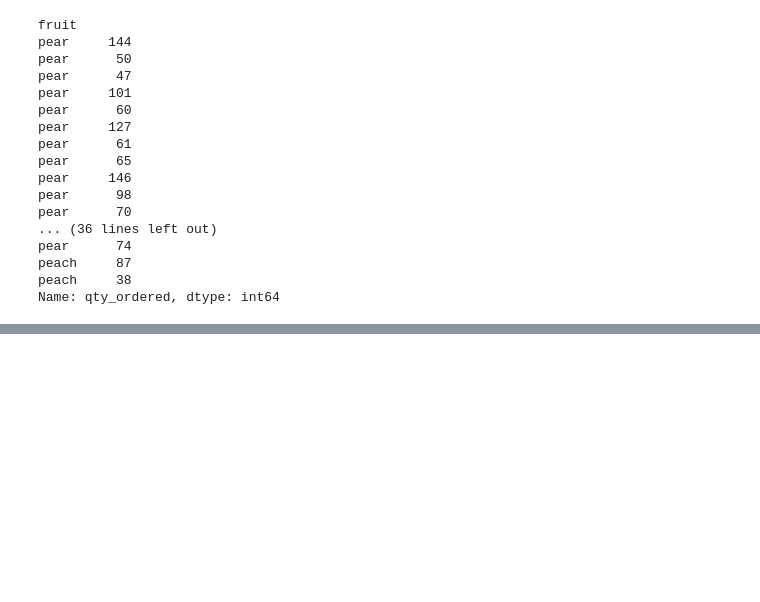
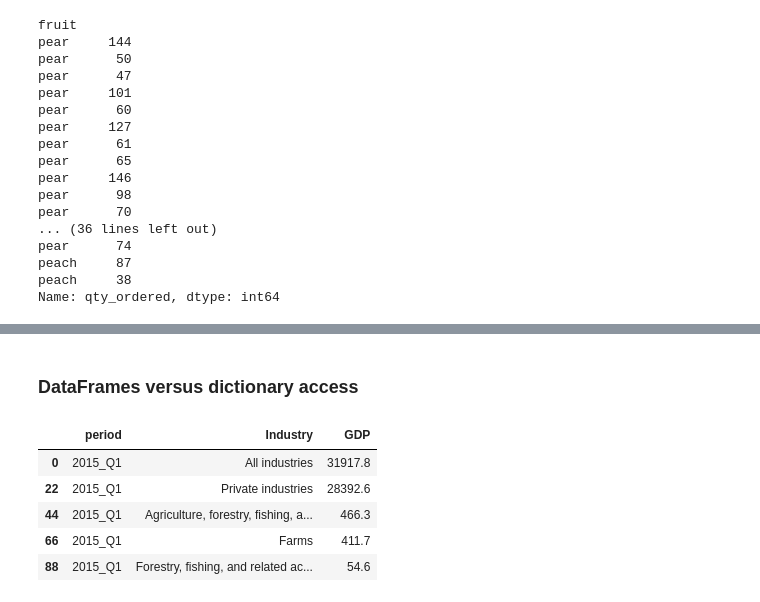
Before and after one commit to mlhudson1/CIDM4310-70_Pandas, a Jupyter notebook: Chapter6.ipynb, the cells around one changed output, grey strips where cells are left out. Cells and saved outputs as stored; diff of their text form; code cells hidden in the pictures; blank space fills up the shorter version.

Commit message:
Ch.6 - Understanding the differences between base Python and pandas data selection

```diff
--- a/Chapter6.ipynb
+++ b/Chapter6.ipynb
@@ -368,0 +383,16 @@ Name: qty_ordered, dtype: int64
+# %% [markdown]
+### DataFrames versus dictionary access
+# %%
+GDP_data = pd.read_csv('Chapter6-Datasets/US_GDP_Industry.csv')
+GDP_2015_Q1_rows = [i for i in GDP_data.index
+                   if GDP_data.loc[i, 'period']=='2015_Q1'][:5]
+GDP_2015_Q1_1st_5 = GDP_data.copy()
+GDP_2015_Q1_1st_5 = GDP_2015_Q1_1st_5.iloc[GDP_2015_Q1_rows, :]
+GDP_2015_Q1_1st_5
+# %% [output]
+|  | period | Industry | GDP |
+| 0 | 2015_Q1 | All industries | 31917.8 |
+| 22 | 2015_Q1 | Private industries | 28392.6 |
+| 44 | 2015_Q1 | Agriculture, forestry, fishing, a... | 466.3 |
+| 66 | 2015_Q1 | Farms | 411.7 |
+| 88 | 2015_Q1 | Forestry, fishing, and related ac... | 54.6 |
```
Also changed, not shown: parts of 8 cells of this notebook.
